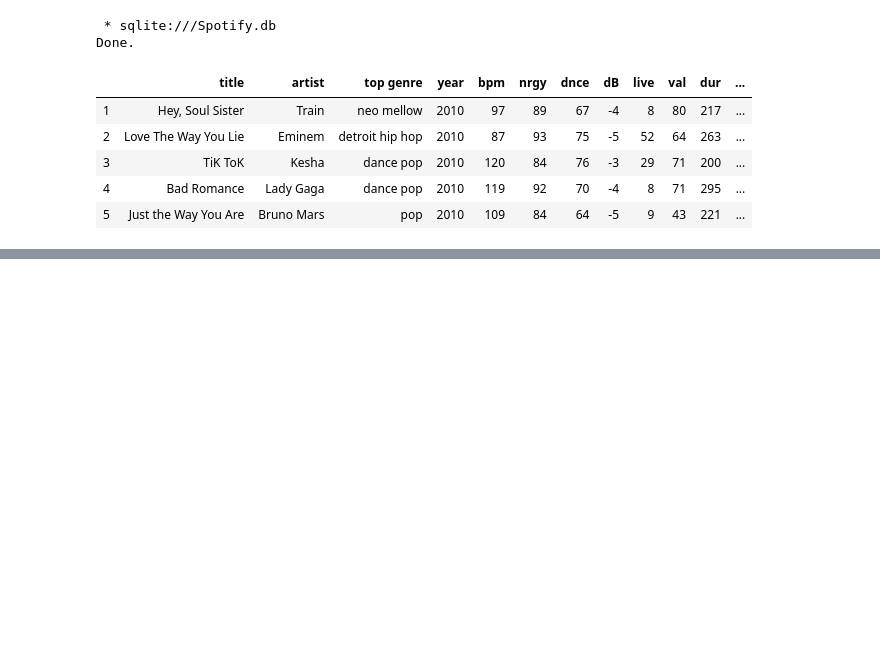
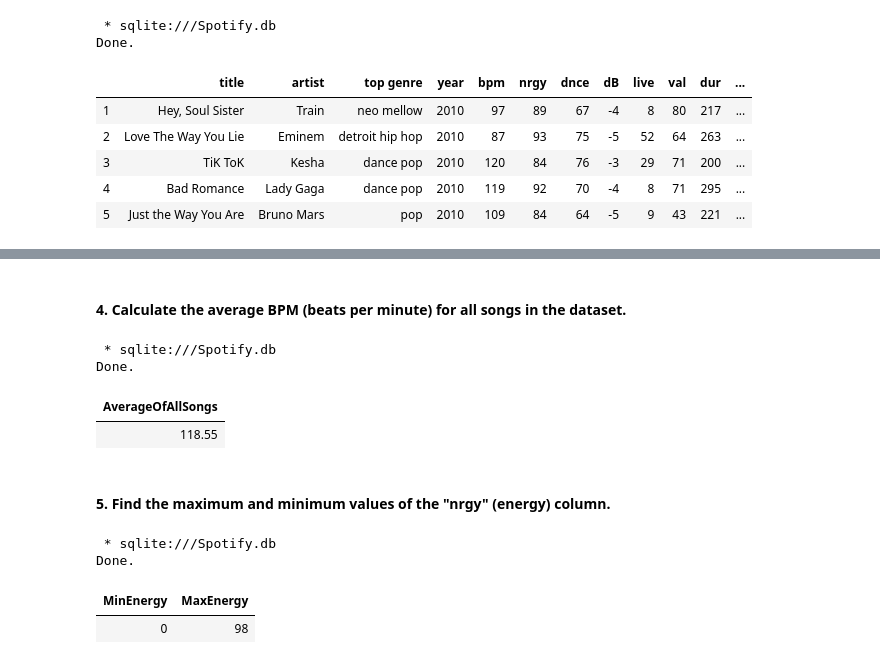
Before and after one commit to AneleMaphalala/NBA-Database-Analysis, a Jupyter notebook: spotify_analysis.ipynb, the cells around one changed output, grey strips where cells are left out. Cells and saved outputs as stored; diff of their text form; code cells hidden in the pictures; blank space fills up the shorter version.

```diff
--- a/spotify_analysis.ipynb
+++ b/spotify_analysis.ipynb
@@ -101,0 +156,24 @@ Done.
+# %% [markdown]
+#### 4. Calculate the average BPM (beats per minute) for all songs in the dataset.
+# %%
+%%sql
+
+SELECT ROUND(AVG(bpm),2) as AverageOfAllSongs
+FROM spotify
+# %% [output]
+ * sqlite:///Spotify.db
+Done.
+| AverageOfAllSongs |
+| 118.55 |
+# %% [markdown]
+#### 5. Find the maximum and minimum values of the "nrgy" (energy) column.
+# %%
+%%sql
+
+SELECT MIN(nrgy) as MinEnergy, MAX(nrgy) as MaxEnergy
+FROM spotify
+# %% [output]
+ * sqlite:///Spotify.db
+Done.
+| MinEnergy | MaxEnergy |
+| 0 | 98 |
```
Also changed, not shown: parts of 6 cells of this notebook.
